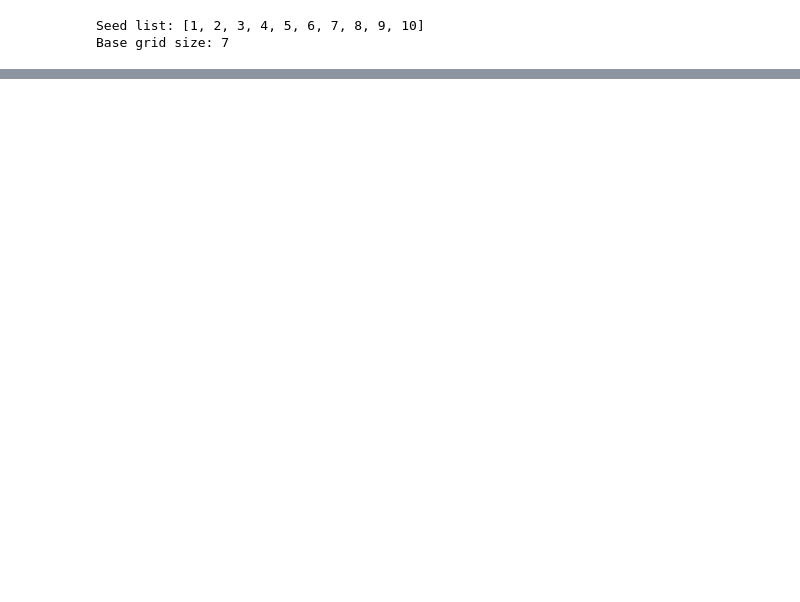
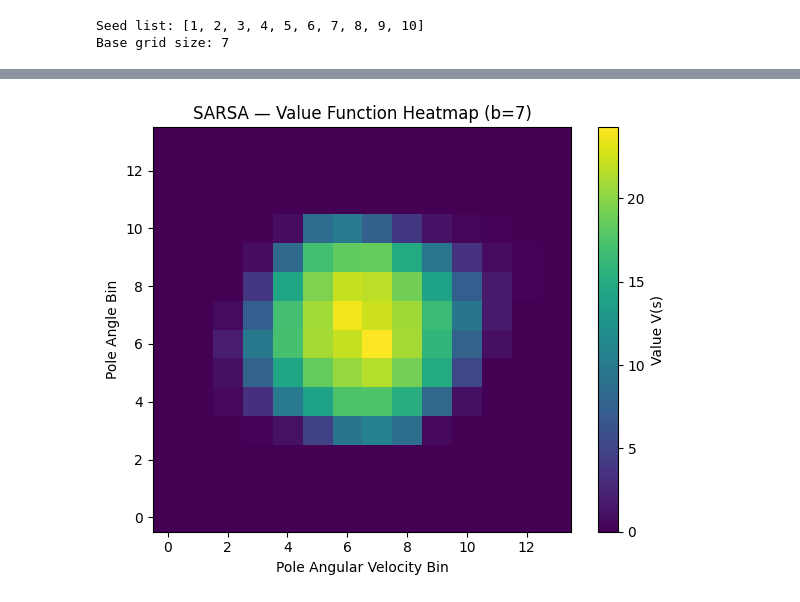
Before and after one commit to PatCarbouh/RL_Report, a Jupyter notebook: notebooks/CartPole/Q-learning + Sarsa/Qlearning_CartPole.ipynb, the cells around one changed output, grey strips where cells are left out. Drawn from its saved outputs; the diff is of its cells as text; code cells hidden in the pictures; blank space fills up the shorter version.

```diff
--- a/notebooks/CartPole/Q-learning + Sarsa/Qlearning_CartPole.ipynb
+++ b/notebooks/CartPole/Q-learning + Sarsa/Qlearning_CartPole.ipynb
@@ -662,3 +595,99 @@ Done. Figures saved as:
   - cartpole_qlearning_stability_b7.pdf
   - cartpole_qlearning_wallclock_vs_seed_b7.pdf
   - cartpole_sarsa_vs_qlearning_learning_curve_b7.pdf
+# %%
+
+def make_value_heatmap(Q, n_bins_vec, title, filename,
+                       angle_idx=2, angvel_idx=3):
+    H = n_bins_vec[angle_idx]
+    W = n_bins_vec[angvel_idx]
+
+    V_map = np.zeros((H, W))
+    counts = np.zeros((H, W))
+
+    for s, idx in state_to_idx.items():
+        i = s[angle_idx]
+        j = s[angvel_idx]
+        v = np.max(Q[idx])
+        V_map[i, j] += v
+        counts[i, j] += 1
+
+    V_map = np.divide(V_map, counts, out=np.zeros_like(V_map), where=counts != 0)
+
+    plt.figure(figsize=(6,5))
+    plt.imshow(V_map, origin="lower", aspect="auto", cmap="viridis")
+    plt.colorbar(label="Value V(s)")
+    plt.xlabel("Pole Angular Velocity Bin")
+    plt.ylabel("Pole Angle Bin")
+    plt.title(title)
+    plt.tight_layout()
+    plt.savefig(filename)
+    plt.show()
+
+
+def make_policy_heatmap(Q, n_bins_vec, title, filename,
+                        angle_idx=2, angvel_idx=3):
+    H = n_bins_vec[angle_idx]
+    W = n_bins_vec[angvel_idx]
+
+    P_map = np.zeros((H, W))
+    counts = np.zeros((H, W))
+
+    for s, idx in state_to_idx.items():
+        i = s[angle_idx]
+        j = s[angvel_idx]
+        a = np.argmax(Q[idx])
+        P_map[i, j] += a
+        counts[i, j] += 1
+
+    P_map = np.divide(P_map, counts, out=np.zeros_like(P_map), where=counts != 0)
+
+    plt.figure(figsize=(6,5))
+    plt.imshow(P_map, origin="lower", aspect="auto", cmap="coolwarm")
+    plt.colorbar(label="Action (0 = LEFT, 1 = RIGHT)")
+    plt.xlabel("Pole Angular Velocity Bin")
+    plt.ylabel("Pole Angle Bin")
+    plt.title(title)
+    plt.tight_layout()
+    plt.savefig(filename)
+    plt.show()
+
+print("\nGenerating SARSA & Q-Learning value/policy heatmaps...")
+
+Q_sarsa_final = Q_sarsa_list[-1]
+Q_q_final = Q_qlearning_list[-1]
+
+make_value_heatmap(
+    Q_sarsa_final,
+    n_bins_vec,
+    title=f"SARSA — Value Function Heatmap (b={b})",
+    filename=f"cartpole_sarsa_value_heatmap_b{b}.pdf"
+)
+
+make_policy_heatmap(
+    Q_sarsa_final,
+    n_bins_vec,
+    title=f"SARSA — Policy Heatmap (b={b})",
+    filename=f"cartpole_sarsa_policy_heatmap_b{b}.pdf"
+)
+
+make_value_heatmap(
+    Q_q_final,
+    n_bins_vec,
+    title=f"Q-Learning — Value Function Heatmap (b={b})",
+    filename=f"cartpole_qlearning_value_heatmap_b{b}.pdf"
+)
+
+make_policy_heatmap(
+    Q_q_final,
+    n_bins_vec,
+    title=f"Q-Learning — Policy Heatmap (b={b})",
+    filename=f"cartpole_qlearning_policy_heatmap_b{b}.pdf"
+)
+
+print("Heatmaps saved:")
+print(f"  cartpole_sarsa_value_heatmap_b{b}.pdf")
+print(f"  cartpole_sarsa_policy_heatmap_b{b}.pdf")
+print(f"  cartpole_qlearning_value_heatmap_b{b}.pdf")
+print(f"  cartpole_qlearning_policy_heatmap_b{b}.pdf")
+# %% [output]
@@ -664,0 +695 @@ Done. Figures saved as:
+[figure, added]
```
Also changed, not shown: parts of 5 cells of this notebook, 52 other files.
